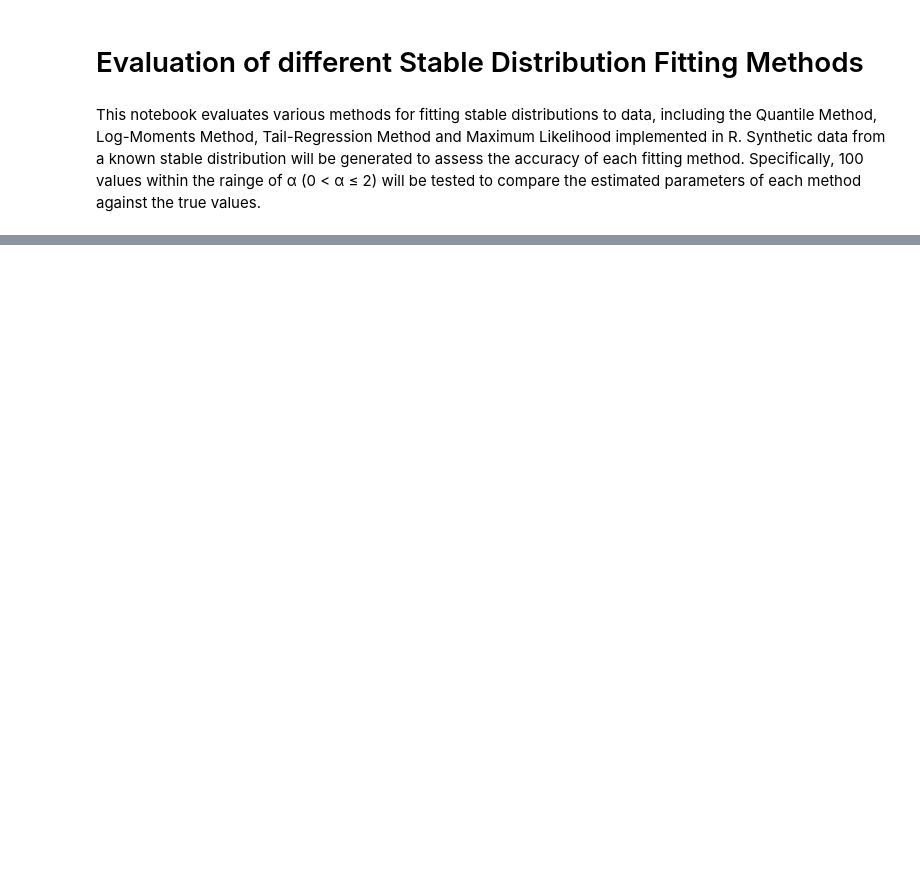
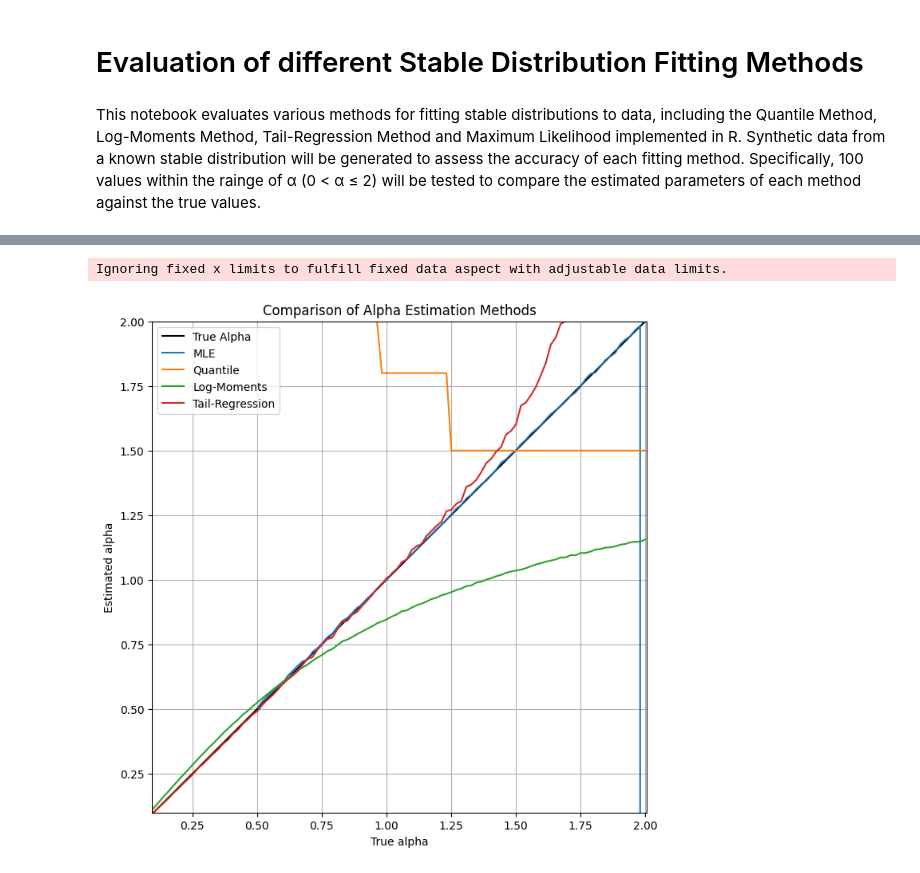
Before and after one commit to janikWa/BachelorThesis, a Jupyter notebook: stable_fitting_eval.ipynb, the cells around one changed output, grey strips where cells are left out. Cells and saved outputs as stored; diff of their text form; code cells hidden in the pictures; blank space fills up the shorter version.

```diff
--- a/stable_fitting_eval.ipynb
+++ b/stable_fitting_eval.ipynb
@@ -33,0 +88,9 @@ delta = 0.0
+# %%
+alpha_grid = np.linspace(0.1, 2.0, 100)
+beta_grid  = np.linspace(-1, 1, 5)
+gamma_grid = np.linspace(0.5, 2.0, 5)
+delta_grid = np.linspace(-1, 1, 5)
+# %%
+columns = ['alpha_true', 'beta', 'gamma', 'delta', 'alpha_ml',
+           'alpha_quantile', 'alpha_logmom', 'alpha_tail']
+df_results = pd.DataFrame(columns=columns)
@@ -33,0 +136,35 @@ delta = 0.0
+# %%
+# load result dataframe (previously stored as pickele)
+
+import pickle
+with open('stable_fitting_results.pkl', 'rb') as f:
+    df_results = pickle.load(f)
+# %%
+subset = df_results[(df_results['beta'] == 0.5) & (df_results['gamma'] == 0.5) & (df_results['delta'] == 0)]
+# %%
+import matplotlib.pyplot as plt
+
+plt.figure(figsize=(8, 8))
+
+plt.plot(subset['alpha_true'], subset['alpha_true'], 'k-', label='True Alpha')
+
+plt.plot(subset['alpha_true'], subset['alpha_ml'], label='MLE')
+plt.plot(subset['alpha_true'], subset['alpha_quantile'], label='Quantile')
+plt.plot(subset['alpha_true'], subset['alpha_logmom'], label='Log-Moments')
+plt.plot(subset['alpha_true'], subset['alpha_tail'], label='Tail-Regression')
+
+plt.xlabel('True alpha')
+plt.ylabel('Estimated alpha')
+plt.title('Comparison of Alpha Estimation Methods')
+plt.legend()
+plt.grid(True)
+
+
+plt.axis('equal')
+plt.xlim(subset['alpha_true'].min(), subset['alpha_true'].max())
+plt.ylim(subset['alpha_true'].min(), subset['alpha_true'].max())
+
+plt.show()
+# %% [output]
+Ignoring fixed x limits to fulfill fixed data aspect with adjustable data limits.
+[figure, added]
```
Also changed, not shown: parts of 11 cells of this notebook, 3 other files.
